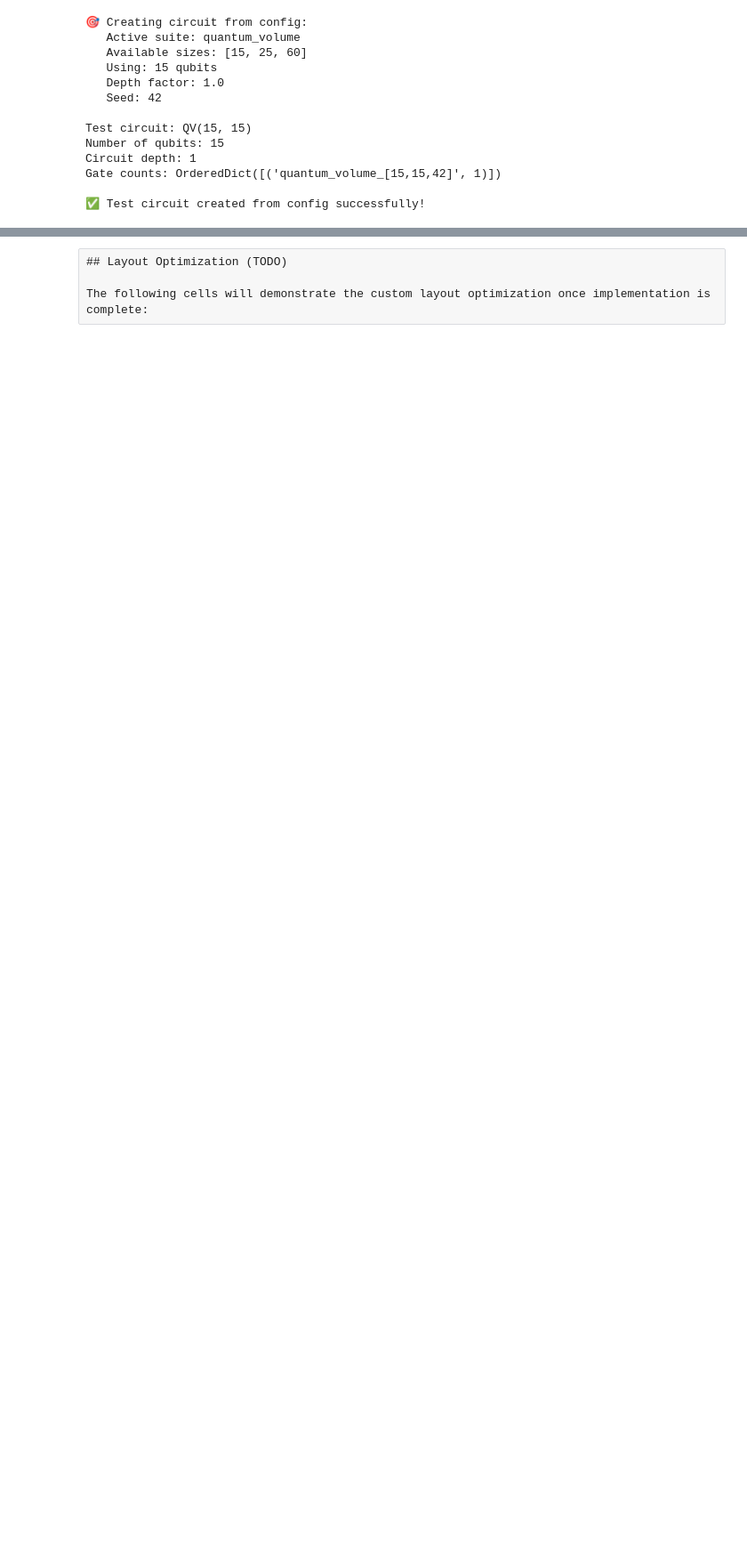
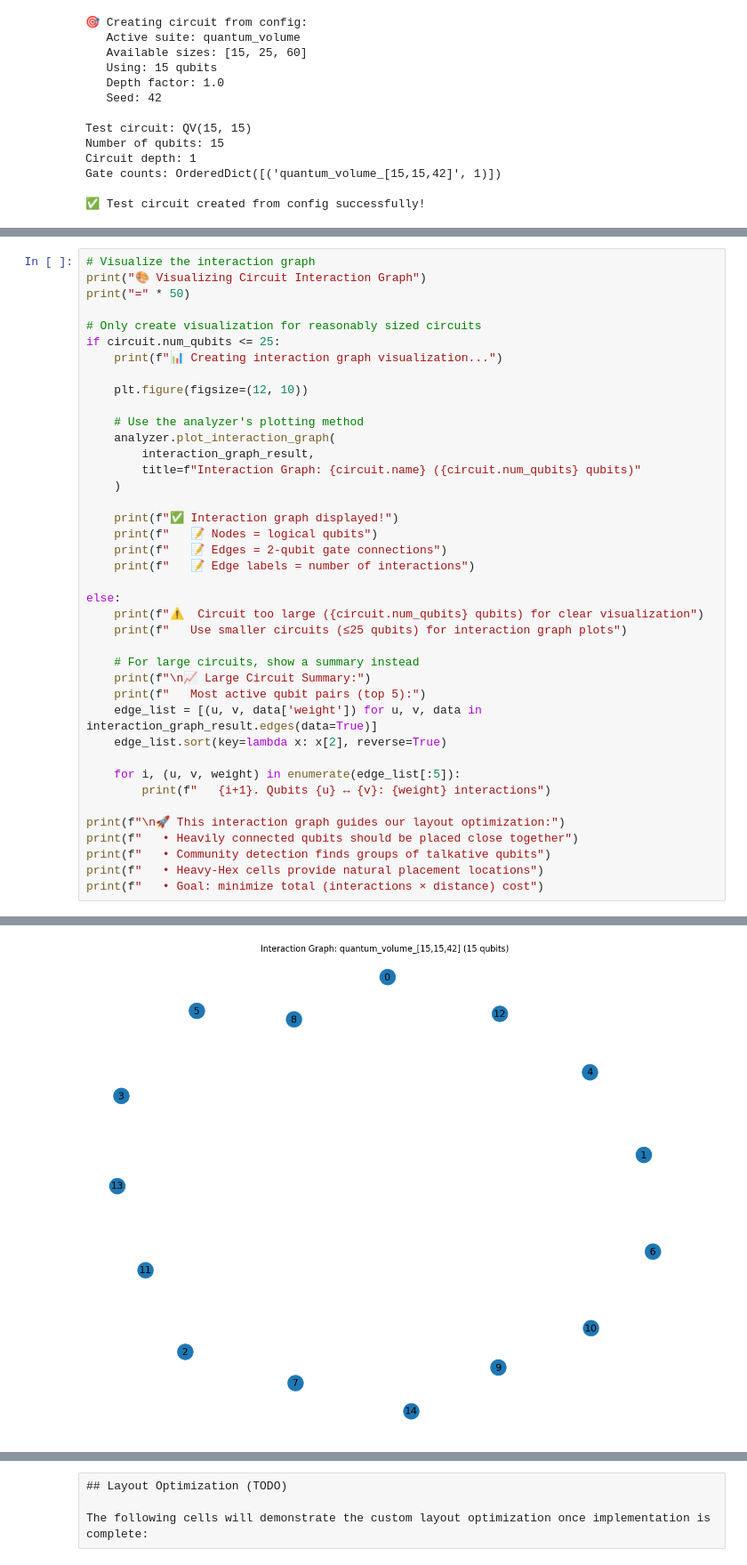
Before and after one commit to AlbertoPancaldi/World_of_Quantum, a Jupyter notebook: notebooks/Delivery.ipynb, the cells around one changed output, grey strips where cells are left out. Shown: that part at 89% size. Drawn from its saved outputs; the diff is of its cells as text; blank space fills up the shorter version.

```diff
--- a/notebooks/Delivery.ipynb
+++ b/notebooks/Delivery.ipynb
@@ -291,0 +355,41 @@ Gate counts: OrderedDict([('quantum_volume_[15,15,42]', 1)])
+# %%
+# Visualize the interaction graph
+print("🎨 Visualizing Circuit Interaction Graph")
+print("=" * 50)
+
+# Only create visualization for reasonably sized circuits
+if circuit.num_qubits <= 25:
+    print(f"📊 Creating interaction graph visualization...")
+
+    plt.figure(figsize=(12, 10))
+
+    # Use the analyzer's plotting method
+    analyzer.plot_interaction_graph(
+        interaction_graph_result,
+        title=f"Interaction Graph: {circuit.name} ({circuit.num_qubits} qubits)"
+    )
+
+    print(f"✅ Interaction graph displayed!")
+    print(f"   📝 Nodes = logical qubits")
+    print(f"   📝 Edges = 2-qubit gate connections")
+    print(f"   📝 Edge labels = number of interactions")
+
+else:
+    print(f"⚠️  Circuit too large ({circuit.num_qubits} qubits) for clear visualization")
+    print(f"   Use smaller circuits (≤25 qubits) for interaction graph plots")
+
+    # For large circuits, show a summary instead
+    print(f"\n📈 Large Circuit Summary:")
+    print(f"   Most active qubit pairs (top 5):")
+    edge_list = [(u, v, data['weight']) for u, v, data in interaction_graph_result.edges(data=True)]
+    edge_list.sort(key=lambda x: x[2], reverse=True)
+
+    for i, (u, v, weight) in enumerate(edge_list[:5]):
+        print(f"   {i+1}. Qubits {u} ↔ {v}: {weight} interactions")
+
+print(f"\n🚀 This interaction graph guides our layout optimization:")
+print(f"   • Heavily connected qubits should be placed close together")
+print(f"   • Community detection finds groups of talkative qubits")
+print(f"   • Heavy-Hex cells provide natural placement locations")
+print(f"   • Goal: minimize total (interactions × distance) cost")
+# %% [output]
@@ -291,0 +399 @@ Gate counts: OrderedDict([('quantum_volume_[15,15,42]', 1)])
+[figure, added]
```
Also changed, not shown: parts of 6 cells of this notebook, 5 other files.
